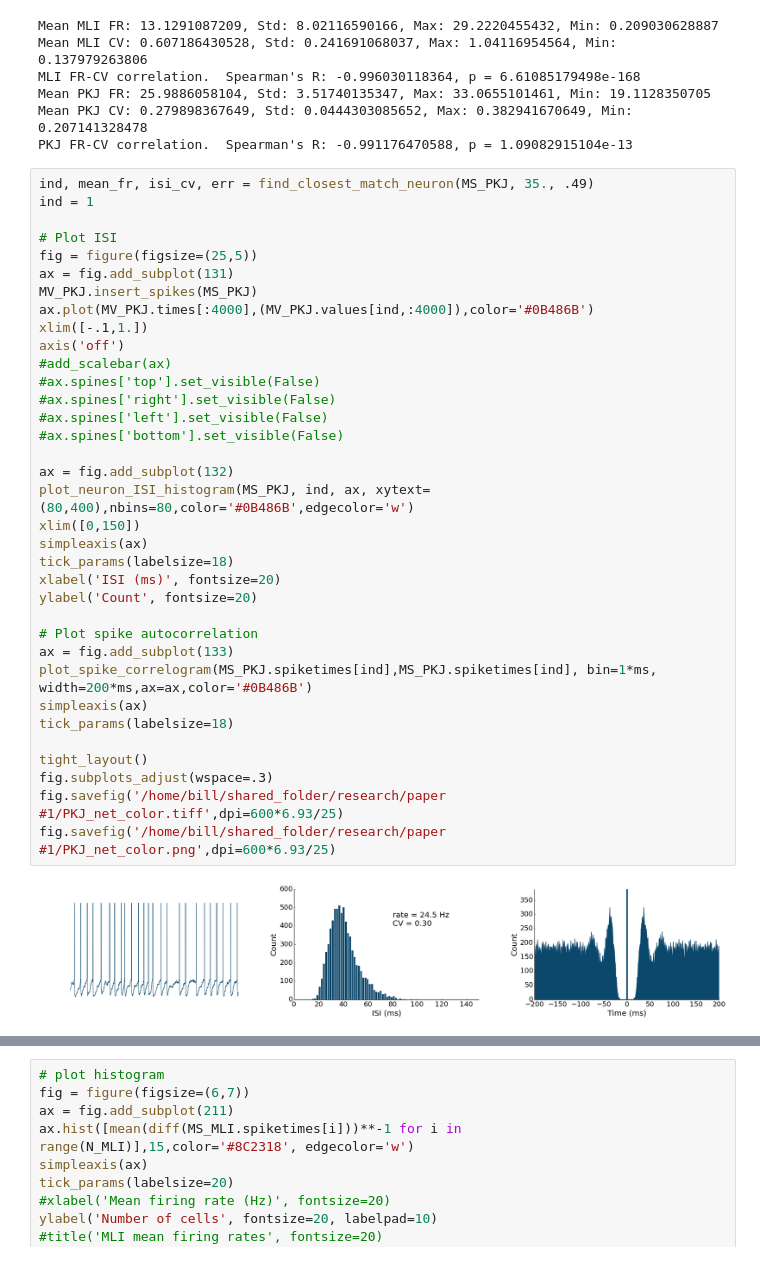
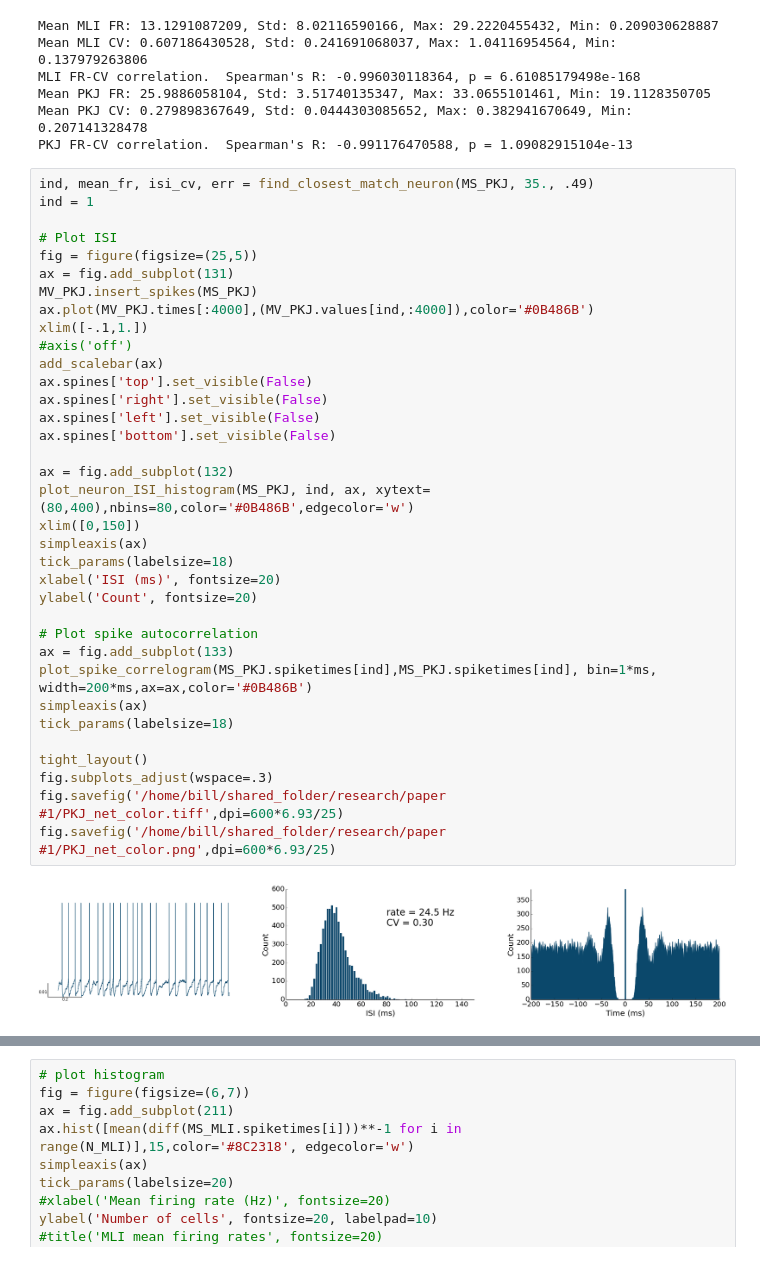
Before and after one commit to blennon/research, a Jupyter notebook: neuron_models/notebooks/MLI_PKJ_ISI2.ipynb, the cells around one changed output, grey strips where cells are left out. Cells and saved outputs as stored; diff of their text form.

Commit message:
updated plotting in MLI_PKJ_ISI2 and created a new ipynb to test mli-mli connections knockout

```diff
--- a/neuron_models/notebooks/MLI_PKJ_ISI2.ipynb
+++ b/neuron_models/notebooks/MLI_PKJ_ISI2.ipynb
@@ -229,40 +229,40 @@ PKJ FR-CV correlation.  Spearman's R: -0.991176470588, p = 1.09082915104e-13
 # %%
 ind, mean_fr, isi_cv, err = find_closest_match_neuron(MS_PKJ, 35., .49)
 ind = 1
 
 # Plot ISI
 fig = figure(figsize=(25,5))
 ax = fig.add_subplot(131)
 MV_PKJ.insert_spikes(MS_PKJ)
 ax.plot(MV_PKJ.times[:4000],(MV_PKJ.values[ind,:4000]),color='#0B486B')
 xlim([-.1,1.])
-axis('off')
-#add_scalebar(ax)
-#ax.spines['top'].set_visible(False)
-#ax.spines['right'].set_visible(False)
-#ax.spines['left'].set_visible(False)
-#ax.spines['bottom'].set_visible(False)
+#axis('off')
+add_scalebar(ax)
+ax.spines['top'].set_visible(False)
+ax.spines['right'].set_visible(False)
+ax.spines['left'].set_visible(False)
+ax.spines['bottom'].set_visible(False)
 
 ax = fig.add_subplot(132)
 plot_neuron_ISI_histogram(MS_PKJ, ind, ax, xytext=(80,400),nbins=80,color='#0B486B',edgecolor='w')
 xlim([0,150])
 simpleaxis(ax)
 tick_params(labelsize=18)
 xlabel('ISI (ms)', fontsize=20)
 ylabel('Count', fontsize=20)
 
 # Plot spike autocorrelation
 ax = fig.add_subplot(133)
 plot_spike_correlogram(MS_PKJ.spiketimes[ind],MS_PKJ.spiketimes[ind], bin=1*ms, width=200*ms,ax=ax,color='#0B486B')
 simpleaxis(ax)
 tick_params(labelsize=18)
 
 tight_layout()
 fig.subplots_adjust(wspace=.3)
 fig.savefig('/home/bill/shared_folder/research/paper #1/PKJ_net_color.tiff',dpi=600*6.93/25)
 fig.savefig('/home/bill/shared_folder/research/paper #1/PKJ_net_color.png',dpi=600*6.93/25)
 # %% [output]
-[figure, old version]
+[figure, new version]
 # %%
 ind, mean_fr, isi_cv, err = find_closest_match_neuron(MS_PKJ, 35., .49)
 ind = 1
```
Also changed, not shown: parts of 3 cells of this notebook, 1 other file.
